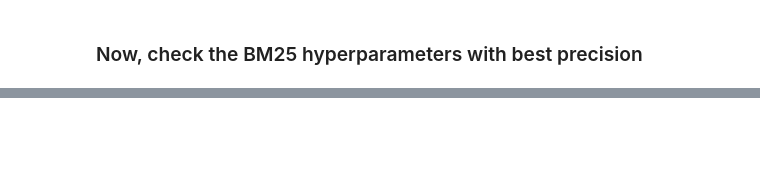
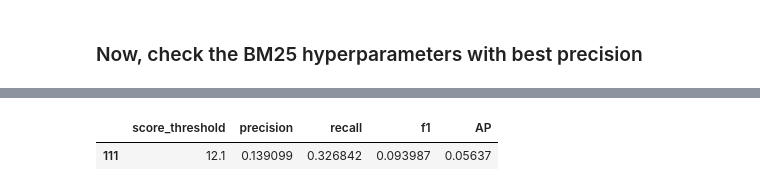
Before and after one commit to eduseiti/bm25_explore, a Jupyter notebook: bm25_ranking_with_CISI.ipynb, the cells around one changed output, grey strips where cells are left out. Cells and saved outputs as stored; diff of their text form; code cells hidden in the pictures; blank space fills up the shorter version.

```diff
--- a/bm25_ranking_with_CISI.ipynb
+++ b/bm25_ranking_with_CISI.ipynb
@@ -313,0 +423,5 @@ results_2_stats_df[results_2_stats_df['f1'] == results_2_stats_df['f1'].max()]
+# %%
+results_2_stats_df[results_2_stats_df['AP'] == results_2_stats_df['AP'].max()]
+# %% [output]
+|  | score_threshold | precision | recall | f1 | AP |
+| 111 | 12.1 | 0.139099 | 0.326842 | 0.093987 | 0.05637 |
```
Also changed, not shown: parts of 23 cells of this notebook.
